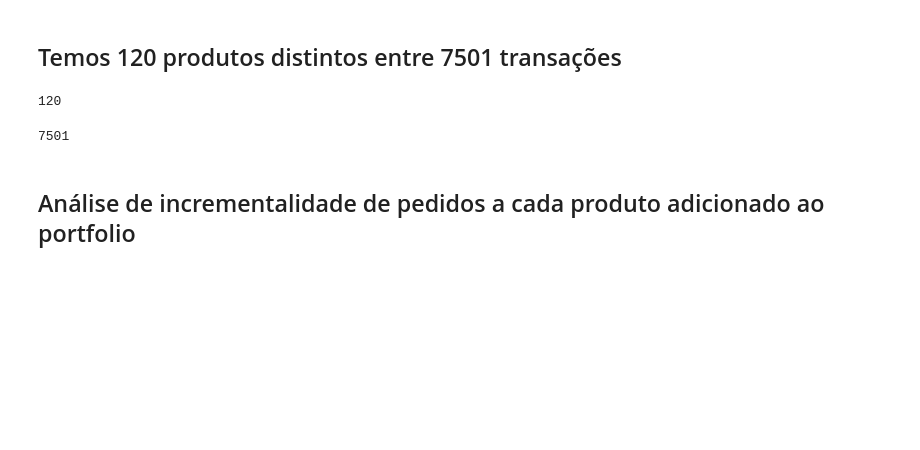
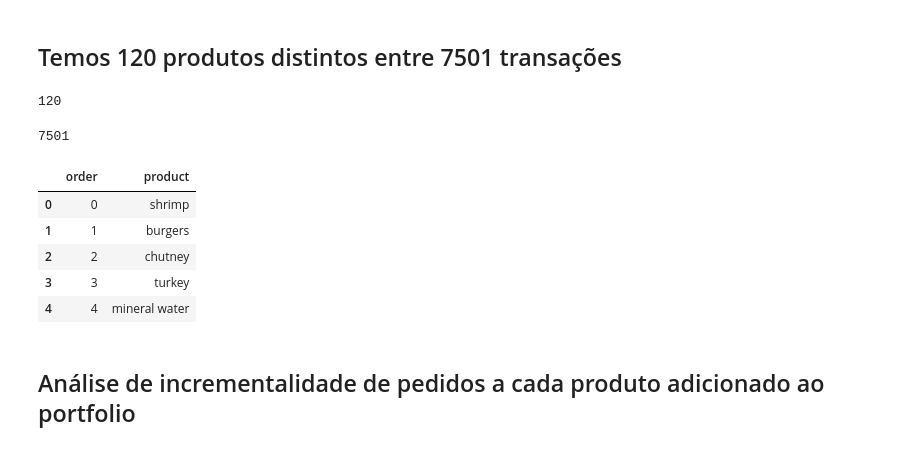
Before and after one commit to bruno-curta/fiap-live-class-mb-analysis, a Jupyter notebook: live_class_market_basket_analysis.ipynb, the cells around one changed output. Drawn from its saved outputs; the diff is of its cells as text; code cells hidden in the pictures; blank space fills up the shorter version.

```diff
--- a/live_class_market_basket_analysis.ipynb
+++ b/live_class_market_basket_analysis.ipynb
@@ -386,6 +386,15 @@ orders_products['product'].nunique()
 orders_products['order'].nunique()
 # %% [output]
 7501
+# %%
+orders_products.head()
+# %% [output]
+|  | order | product |
+| 0 | 0 | shrimp |
+| 1 | 1 | burgers |
+| 2 | 2 | chutney |
+| 3 | 3 | turkey |
+| 4 | 4 | mineral water |
 # %% [markdown]
 ## Análise de incrementalidade de pedidos a cada produto adicionado ao portfolio
 # %%
```
Also changed, not shown: parts of 8 cells of this notebook.
